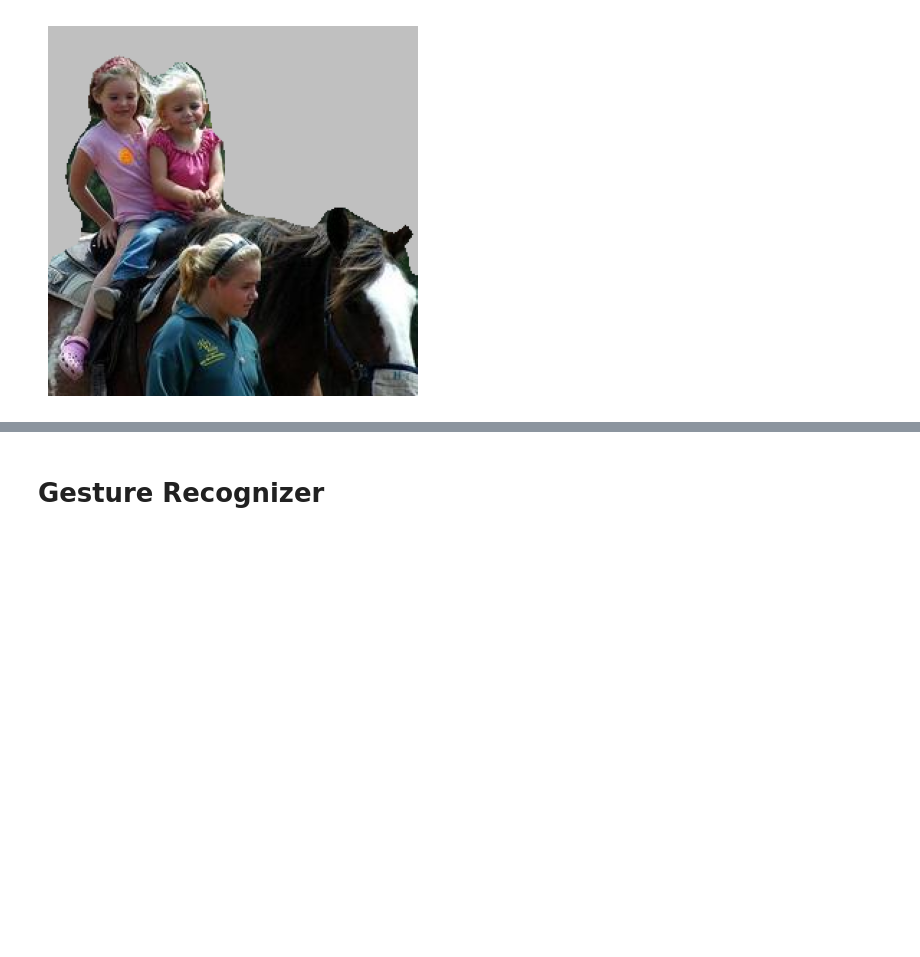
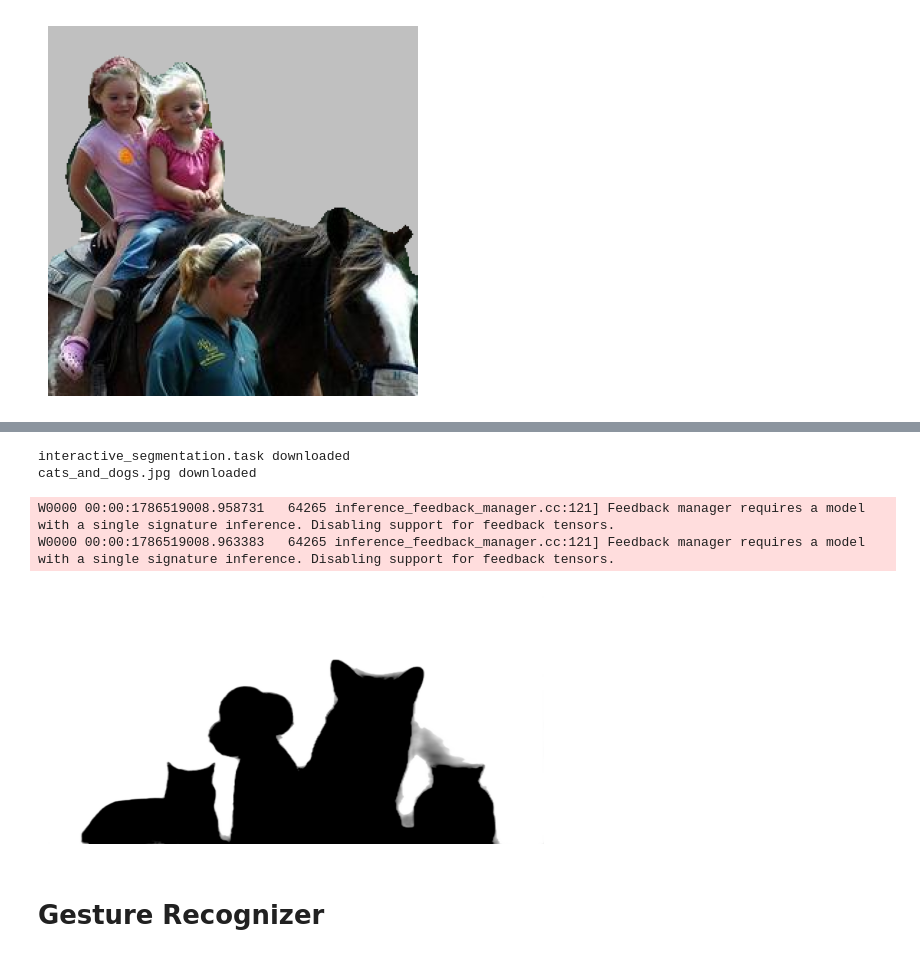
Before and after one commit to Luthfi507/human-computer-interaction, a Jupyter notebook: docs/medpipe.ipynb, the cells around one changed output, grey strips where cells are left out. Saved outputs shown, nothing was run; the diff lists cells and outputs as text; code cells hidden in the pictures; blank space fills up the shorter version.

Commit message:
feat: add all of vision task in mediapipe

```diff
--- a/docs/medpipe.ipynb
+++ b/docs/medpipe.ipynb
@@ -198,3 +195,48 @@ mask_result(image, result)
+# %%
+seg_int_model = get_model('https://storage.googleapis.com/mediapipe-models/interactive_segmenter_v2/magic_touch/int8/1/interactive_segmentation.task')
+seg_int_img = get_model('https://storage.googleapis.com/mediapipe-assets/cats_and_dogs.jpg')
+# %% [output]
+interactive_segmentation.task downloaded
+cats_and_dogs.jpg downloaded
+# %%
+int_opt = InteractiveSegmenterOptions(
+    base_options=mp.tasks.BaseOptions(model_asset_path=seg_int_model)
+)
+interactive = InteractiveSegmenter.create_from_options(int_opt)
+# %%
+x = 0.1
+y = 0.68
+# %%
+image = mp.Image.create_from_file(seg_int_img)
+norm_x = x / image.width if x > 1 else x
+norm_y = y / image.height if y > 1 else y
+
+interactive.set_image(image)
+
+strokes = [
+    Stroke(
+        brush_mode=BrushMode.POSITIVE,
+        points=[StrokePoint(x=norm_x, y=norm_y)],
+        is_completed=True,
+    )
+]
+
+result = interactive.segment(strokes)
+# %% [output]
+W0000 00:00:1786519008.958731   64265 inference_feedback_manager.cc:121] Feedback manager requires a model with a single signature inference. Disabling support for feedback tensors.
+W0000 00:00:1786519008.963383   64265 inference_feedback_manager.cc:121] Feedback manager requires a model with a single signature inference. Disabling support for feedback tensors.
+# %%
+seg_mask = result.numpy_view()
+seg_mask = np.squeeze(seg_mask)
+
+visualized_mask = (seg_mask * 255).astype(np.uint8)
+visualized_mask = np.stack([visualized_mask]*3, axis=-1)
+# %%
+plt.imshow(visualized_mask)
+plt.axis("off")
+plt.show()
+# %% [output]
+[figure, added]
 # %% [markdown]
 # Gesture Recognizer
 # %%
```
Also changed, not shown: parts of 38 cells of this notebook.
